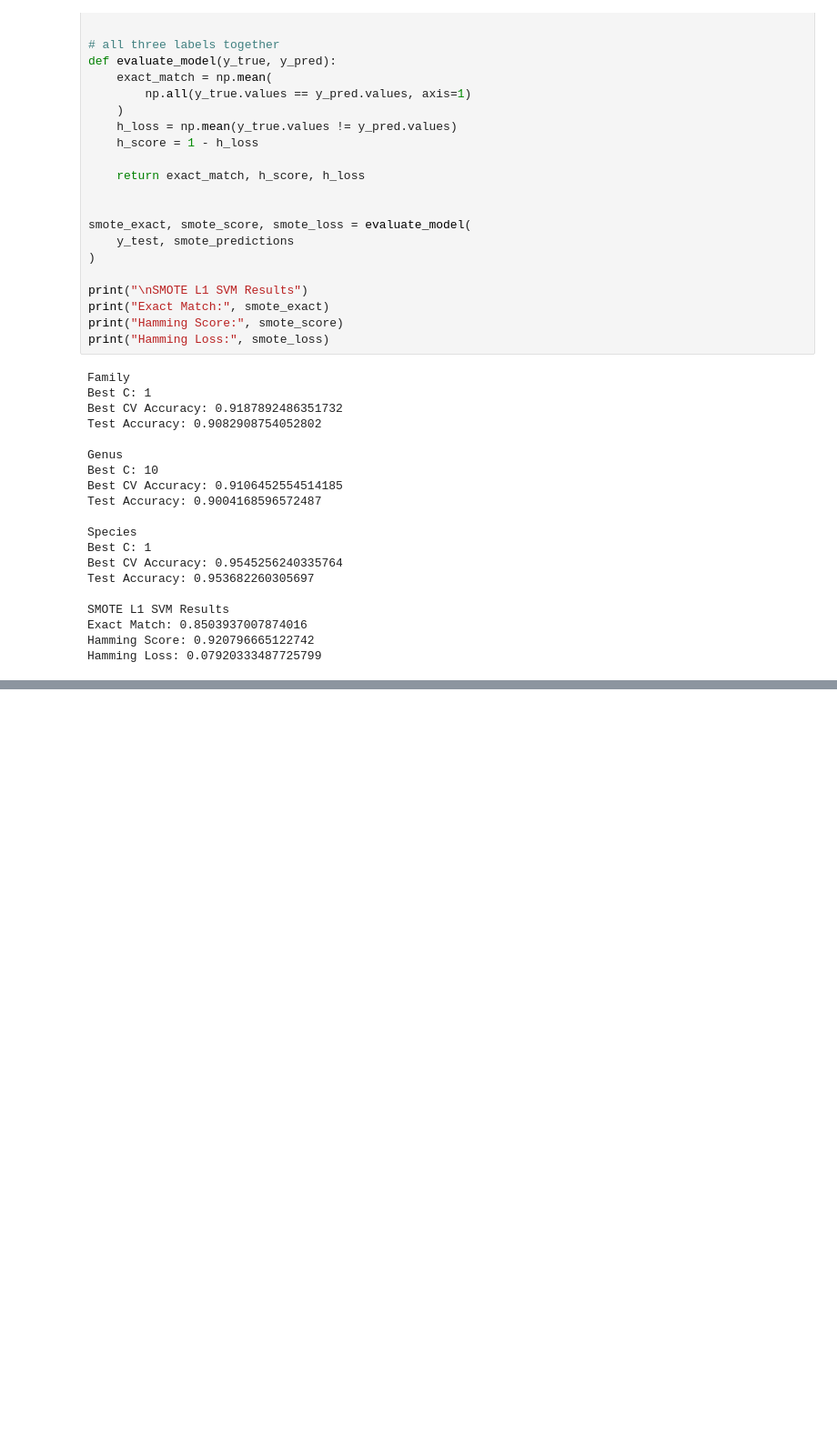
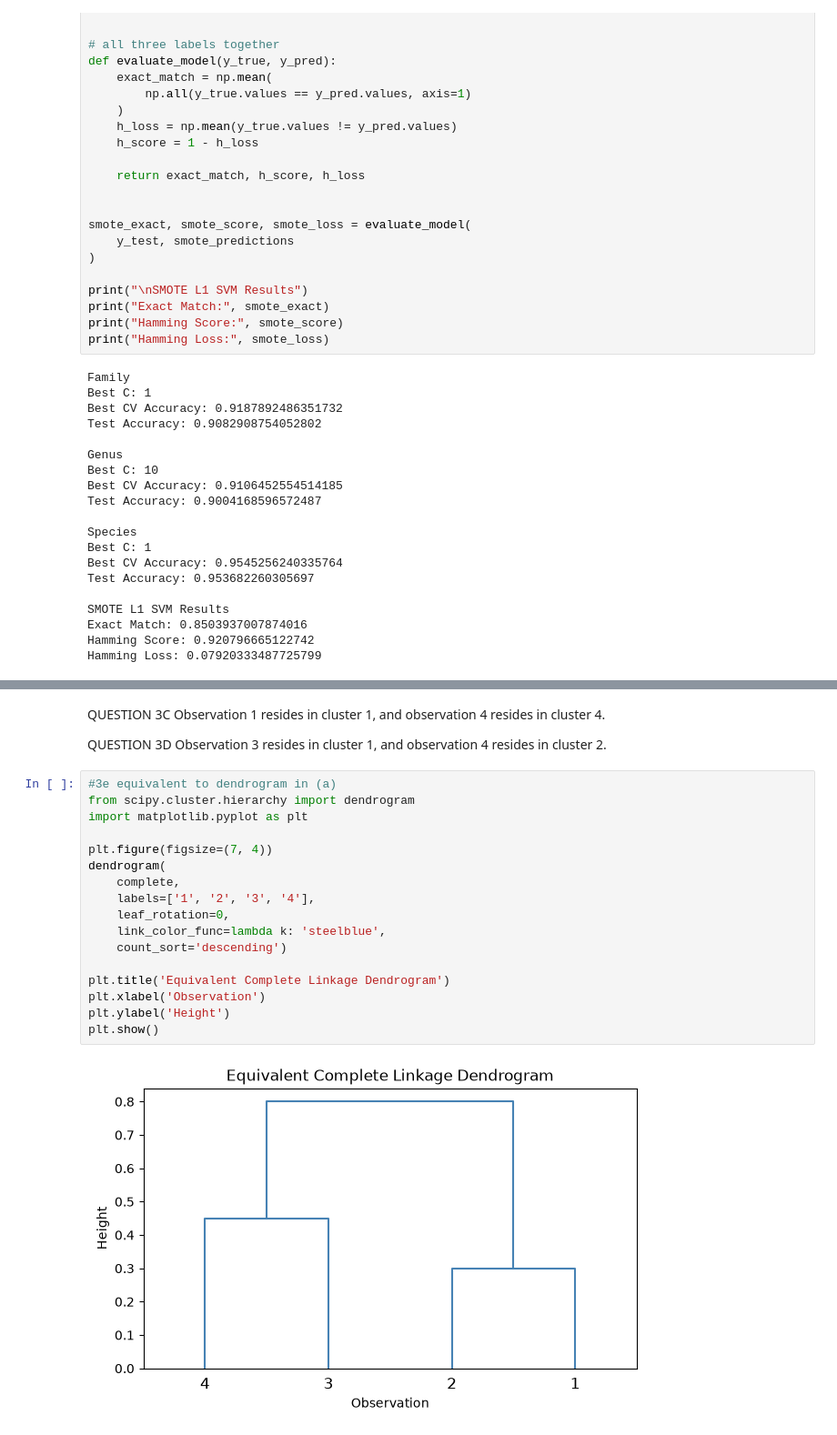
Before and after one commit to lsjang-svg/DSCI552_HW7, a Jupyter notebook: hw7.ipynb, the cells around one changed output, grey strips where cells are left out. Shown at 91% size. Cells and saved outputs as stored; diff of their text form; blank space fills up the shorter version.

```diff
--- a/hw7.ipynb
+++ b/hw7.ipynb
@@ -320,0 +517,25 @@ The Gaussian RBF SVM performed the best, with having the exact match, hamming sc
+# %% [markdown]
+QUESTION 3C
+Observation 1 resides in cluster 1, and observation 4 resides in cluster 4.
+
+QUESTION 3D
+Observation 3 resides in cluster 1, and observation 4 resides in cluster 2.
+# %%
+#3e equivalent to dendrogram in (a)
+from scipy.cluster.hierarchy import dendrogram
+import matplotlib.pyplot as plt
+
+plt.figure(figsize=(7, 4))
+dendrogram(
+    complete,
+    labels=['1', '2', '3', '4'],
+    leaf_rotation=0,
+    link_color_func=lambda k: 'steelblue',
+    count_sort='descending')
+
+plt.title('Equivalent Complete Linkage Dendrogram')
+plt.xlabel('Observation')
+plt.ylabel('Height')
+plt.show()
+# %% [output]
+[figure, added]
```
Also changed, not shown: parts of 8 cells of this notebook.
